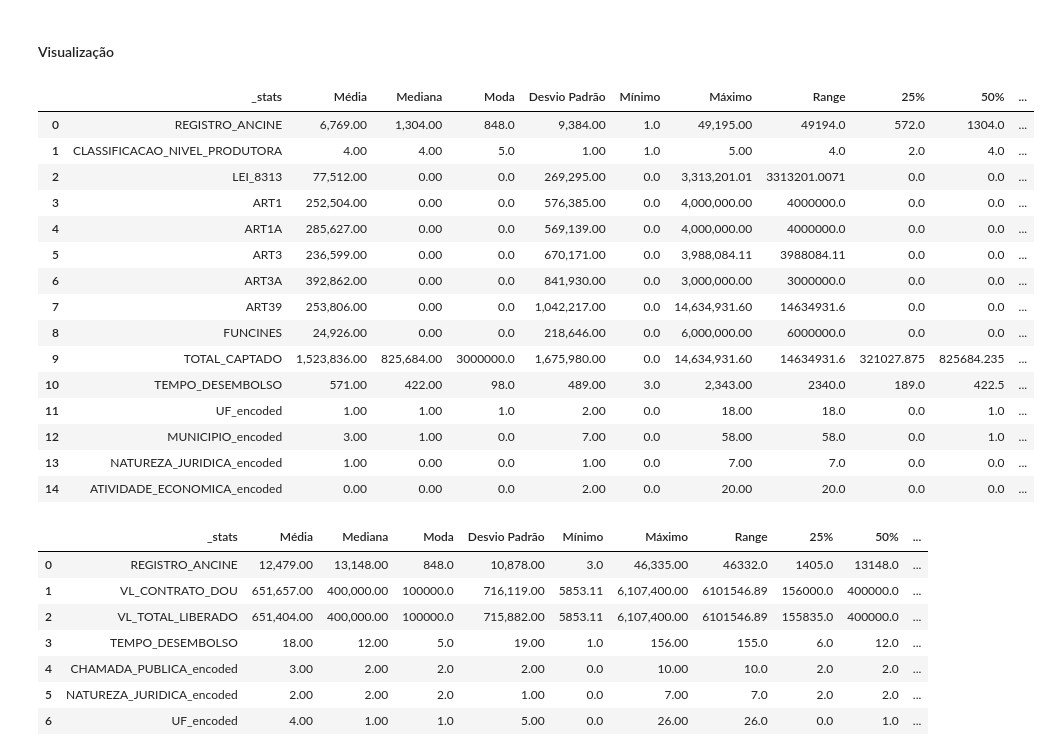
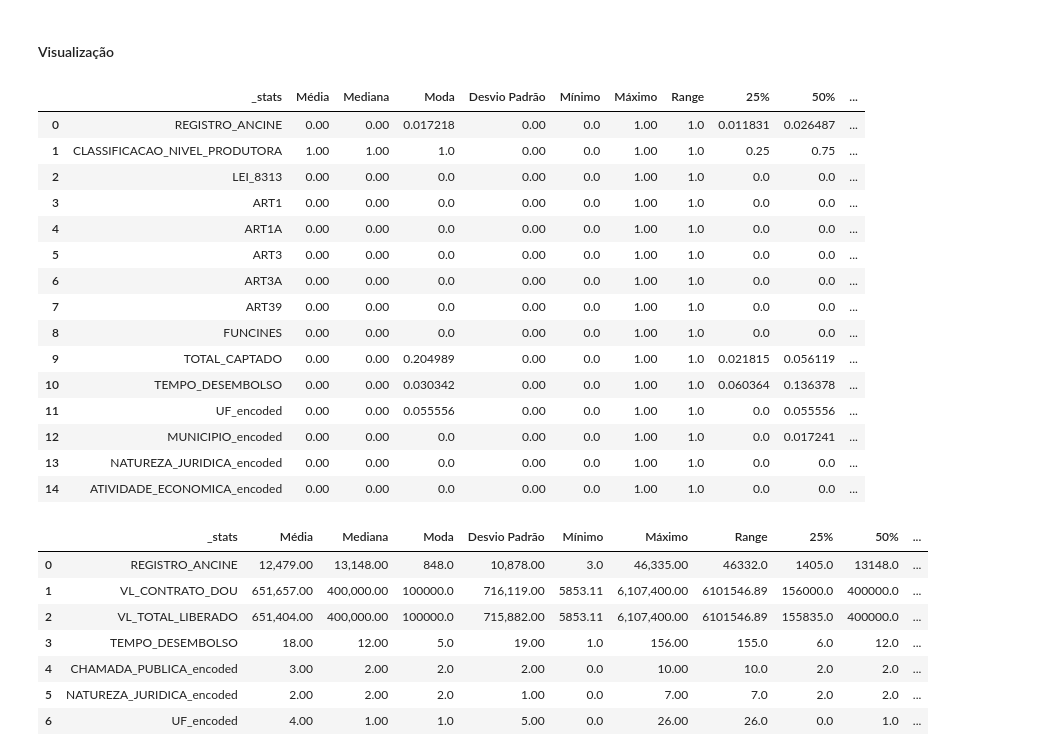
Before and after one commit to fonsecadados/AgenciaNacionalDoCinema_ANCINE, a Jupyter notebook: ANCINE_AgentesEconomicos.ipynb, the cells around one changed output. Drawn from its saved outputs; the diff is of its cells as text; code cells hidden in the pictures.

```diff
--- a/ANCINE_AgentesEconomicos.ipynb
+++ b/ANCINE_AgentesEconomicos.ipynb
@@ -229,12 +229,12 @@ projetos_fsa_desembolso['TITULO_PROJETO'].fillna('Sem Título', inplace=True)
 # %%
 #Criando Dataframe merged Agentes Economicos Regulares x Atividades Economicas dos Agentes
 df_unificado_agentes_economicos_e_atividades = pd.merge(agentes_economicos, atividades_economicas_agentes, on='REGISTRO_ANCINE', how='inner') #Merge tabelas agnt econômicos e atividades
-df_unificado_agentes_economicos_e_atividades = df_unificado_agentes_economicos_e_atividades[['REGISTRO_ANCINE', 'RAZAO_SOCIAL_x', 'CNPJ_x', #selecionando colunas
+df_unificado_agentes_economicos_e_atividades = df_unificado_agentes_economicos_e_atividades[['REGISTRO_ANCINE', 'CNPJ_x', #selecionando colunas
                                                                                             'DATA_CONSTITUICAO', 'UF', 'MUNICIPIO', 'NATUREZA_JURIDICA',
                                                                                             'ATIVIDADE_ECONOMICA','CLASSIFICACAO_ATIVIDADE',
                                                                                             'BRASILEIRO_INDEPENDENTE']]
 
-df_unificado_agentes_economicos_e_atividades.rename(columns={'CNPJ_x' : 'CNPJ'}, inplace=True) #corrigindo nomes das colunas
+df_unificado_agentes_economicos_e_atividades.rename(columns={'RAZAO_SOCIAL_x': 'RAZAO_SOCIAL', 'CNPJ_x' : 'CNPJ'}, inplace=True) #corrigindo nomes das colunas
 
 df_unificado_agentes_economicos_e_atividades = df_unificado_agentes_economicos_e_atividades[df_unificado_agentes_economicos_e_atividades['CLASSIFICACAO_ATIVIDADE'] == 1] # filtrando a coluna Classificação de atividades para deixar apenas as principais, evitando agentes duplicados
 
@@ -249,7 +249,7 @@ agentes_regulares_independentes = agentes_regulares_independentes.drop_duplicate
 # Projetos de Renúncia FIscal x Agentes Regulares
 projetos_renuncia_fiscal_e_agentes = projetos_renuncia_fiscal.copy()
 projetos_renuncia_fiscal_e_agentes = agentes_regulares_independentes.merge(projetos_renuncia_fiscal_e_agentes, left_on='CNPJ', right_on='CNPJ_PROPONENTE')
-projetos_renuncia_fiscal_e_agentes = projetos_renuncia_fiscal_e_agentes[['REGISTRO_ANCINE', 'RAZAO_SOCIAL_x', 'CNPJ',
+projetos_renuncia_fiscal_e_agentes = projetos_renuncia_fiscal_e_agentes[['REGISTRO_ANCINE', 'CNPJ',
        'DATA_CONSTITUICAO', 'UF', 'MUNICIPIO', 'NATUREZA_JURIDICA',
        'ATIVIDADE_ECONOMICA', 'CLASSIFICACAO_NIVEL_PRODUTORA', 'TITULO_PROJETO', 'LEI_8313', 'ART1',
        'ART1A', 'ART3', 'ART3A', 'ART39', 'FUNCINES', 'TOTAL_CAPTADO',
@@ -1375,24 +1358,24 @@ def stats_tempo_desembolso(df):
     stats_df.columns = [nome_df, 'Média', 'Mediana', 'Moda', 'Desvio Padrão', 'Mínimo', 'Máximo', 'Range', '25%', '50%', '75%', 'Skew', 'Kurtosis']
     return stats_df
 # %%
-stats_tempo_desembolso(re_fiscal_ml)
+stats_tempo_desembolso(re_fiscal_ml_scaled)
 # %% [output]
 |  | _stats | Média | Mediana | Moda | Desvio Padrão | Mínimo | Máximo | Range | 25% | 50% | ... |
-| 0 | REGISTRO_ANCINE | 6,769.00 | 1,304.00 | 848.0 | 9,384.00 | 1.0 | 49,195.00 | 49194.0 | 572.0 | 1304.0 | ... |
-| 1 | CLASSIFICACAO_NIVEL_PRODUTORA | 4.00 | 4.00 | 5.0 | 1.00 | 1.0 | 5.00 | 4.0 | 2.0 | 4.0 | ... |
-| 2 | LEI_8313 | 77,512.00 | 0.00 | 0.0 | 269,295.00 | 0.0 | 3,313,201.01 | 3313201.0071 | 0.0 | 0.0 | ... |
-| 3 | ART1 | 252,504.00 | 0.00 | 0.0 | 576,385.00 | 0.0 | 4,000,000.00 | 4000000.0 | 0.0 | 0.0 | ... |
-| 4 | ART1A | 285,627.00 | 0.00 | 0.0 | 569,139.00 | 0.0 | 4,000,000.00 | 4000000.0 | 0.0 | 0.0 | ... |
-| 5 | ART3 | 236,599.00 | 0.00 | 0.0 | 670,171.00 | 0.0 | 3,988,084.11 | 3988084.11 | 0.0 | 0.0 | ... |
-| 6 | ART3A | 392,862.00 | 0.00 | 0.0 | 841,930.00 | 0.0 | 3,000,000.00 | 3000000.0 | 0.0 | 0.0 | ... |
-| 7 | ART39 | 253,806.00 | 0.00 | 0.0 | 1,042,217.00 | 0.0 | 14,634,931.60 | 14634931.6 | 0.0 | 0.0 | ... |
-| 8 | FUNCINES | 24,926.00 | 0.00 | 0.0 | 218,646.00 | 0.0 | 6,000,000.00 | 6000000.0 | 0.0 | 0.0 | ... |
-| 9 | TOTAL_CAPTADO | 1,523,836.00 | 825,684.00 | 3000000.0 | 1,675,980.00 | 0.0 | 14,634,931.60 | 14634931.6 | 321027.875 | 825684.235 | ... |
-| 10 | TEMPO_DESEMBOLSO | 571.00 | 422.00 | 98.0 | 489.00 | 3.0 | 2,343.00 | 2340.0 | 189.0 | 422.5 | ... |
-| 11 | UF_encoded | 1.00 | 1.00 | 1.0 | 2.00 | 0.0 | 18.00 | 18.0 | 0.0 | 1.0 | ... |
-| 12 | MUNICIPIO_encoded | 3.00 | 1.00 | 0.0 | 7.00 | 0.0 | 58.00 | 58.0 | 0.0 | 1.0 | ... |
-| 13 | NATUREZA_JURIDICA_encoded | 1.00 | 0.00 | 0.0 | 1.00 | 0.0 | 7.00 | 7.0 | 0.0 | 0.0 | ... |
-| 14 | ATIVIDADE_ECONOMICA_encoded | 0.00 | 0.00 | 0.0 | 2.00 | 0.0 | 20.00 | 20.0 | 0.0 | 0.0 | ... |
+| 0 | REGISTRO_ANCINE | 0.00 | 0.00 | 0.017218 | 0.00 | 0.0 | 1.00 | 1.0 | 0.011831 | 0.026487 | ... |
+| 1 | CLASSIFICACAO_NIVEL_PRODUTORA | 1.00 | 1.00 | 1.0 | 0.00 | 0.0 | 1.00 | 1.0 | 0.25 | 0.75 | ... |
+| 2 | LEI_8313 | 0.00 | 0.00 | 0.0 | 0.00 | 0.0 | 1.00 | 1.0 | 0.0 | 0.0 | ... |
+| 3 | ART1 | 0.00 | 0.00 | 0.0 | 0.00 | 0.0 | 1.00 | 1.0 | 0.0 | 0.0 | ... |
+| 4 | ART1A | 0.00 | 0.00 | 0.0 | 0.00 | 0.0 | 1.00 | 1.0 | 0.0 | 0.0 | ... |
+| 5 | ART3 | 0.00 | 0.00 | 0.0 | 0.00 | 0.0 | 1.00 | 1.0 | 0.0 | 0.0 | ... |
+| 6 | ART3A | 0.00 | 0.00 | 0.0 | 0.00 | 0.0 | 1.00 | 1.0 | 0.0 | 0.0 | ... |
+| 7 | ART39 | 0.00 | 0.00 | 0.0 | 0.00 | 0.0 | 1.00 | 1.0 | 0.0 | 0.0 | ... |
+| 8 | FUNCINES | 0.00 | 0.00 | 0.0 | 0.00 | 0.0 | 1.00 | 1.0 | 0.0 | 0.0 | ... |
+| 9 | TOTAL_CAPTADO | 0.00 | 0.00 | 0.204989 | 0.00 | 0.0 | 1.00 | 1.0 | 0.021815 | 0.056119 | ... |
+| 10 | TEMPO_DESEMBOLSO | 0.00 | 0.00 | 0.030342 | 0.00 | 0.0 | 1.00 | 1.0 | 0.060364 | 0.136378 | ... |
+| 11 | UF_encoded | 0.00 | 0.00 | 0.055556 | 0.00 | 0.0 | 1.00 | 1.0 | 0.0 | 0.055556 | ... |
+| 12 | MUNICIPIO_encoded | 0.00 | 0.00 | 0.0 | 0.00 | 0.0 | 1.00 | 1.0 | 0.0 | 0.017241 | ... |
+| 13 | NATUREZA_JURIDICA_encoded | 0.00 | 0.00 | 0.0 | 0.00 | 0.0 | 1.00 | 1.0 | 0.0 | 0.0 | ... |
+| 14 | ATIVIDADE_ECONOMICA_encoded | 0.00 | 0.00 | 0.0 | 0.00 | 0.0 | 1.00 | 1.0 | 0.0 | 0.0 | ... |
 # %%
 stats_tempo_desembolso(fsa_ml_padrao)
 # %% [output]
```
Also changed, not shown: parts of 11 cells of this notebook.
